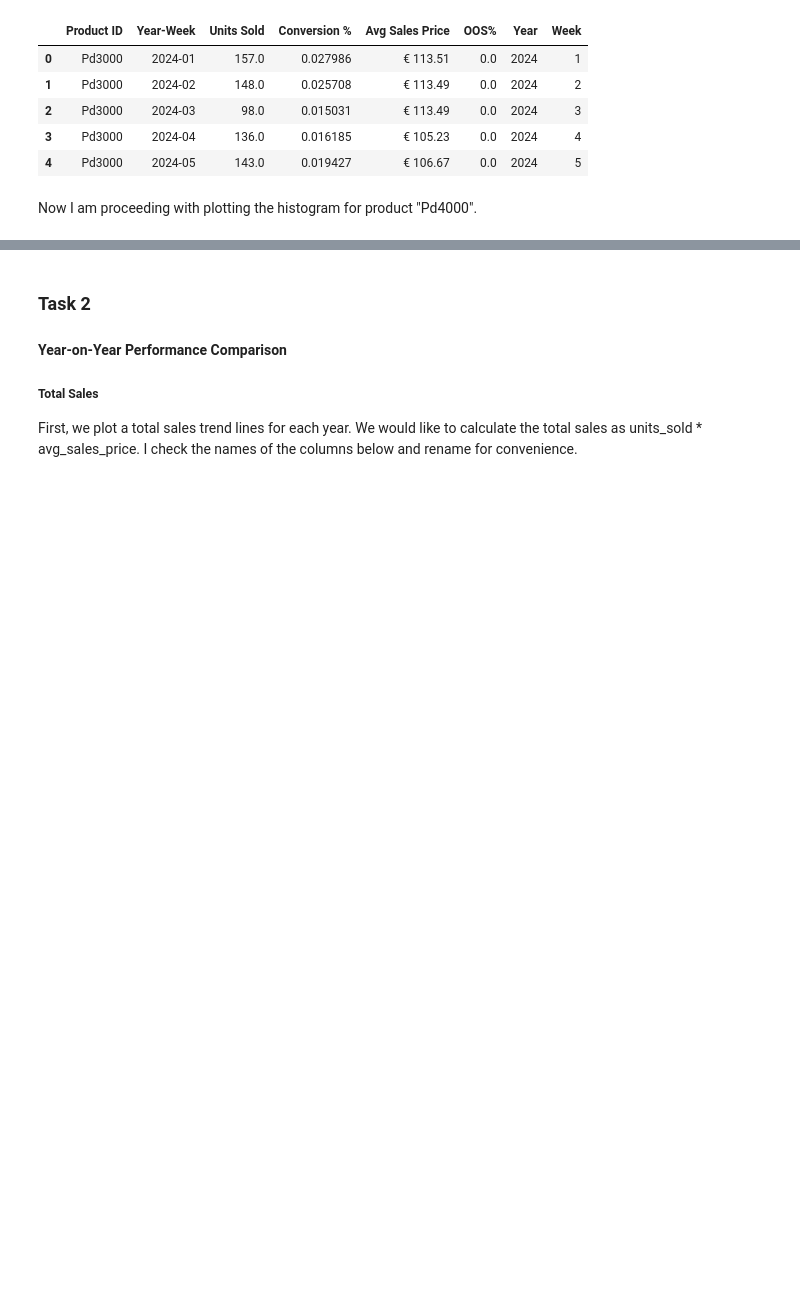
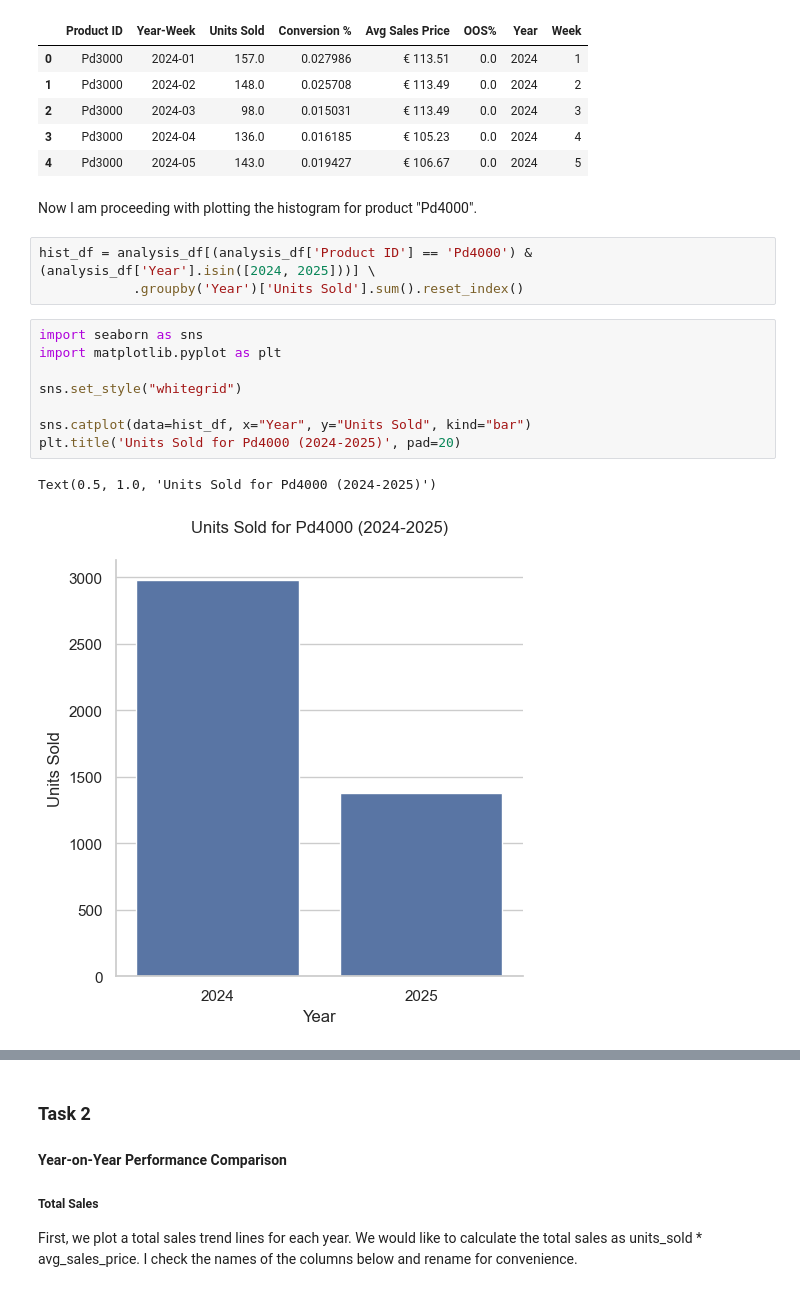
Before and after one commit to kseniyapiven/eCom, a Jupyter notebook: notebooks/analysis.ipynb, the cells around one changed output, grey strips where cells are left out. Cells and saved outputs as stored; diff of their text form; blank space fills up the shorter version.

Commit message:
add product4000 plots

```diff
--- a/notebooks/analysis.ipynb
+++ b/notebooks/analysis.ipynb
@@ -37,3 +37,17 @@ analysis_df.head()
 | 4 | Pd3000 | 2024-05 | 143.0 | 0.019427 | € 106.67 | 0.0 | 2024 | 5 |
 # %% [markdown]
 Now I am proceeding with plotting the histogram for product "Pd4000".
+# %%
+hist_df = analysis_df[(analysis_df['Product ID'] == 'Pd4000') & (analysis_df['Year'].isin([2024, 2025]))] \
+            .groupby('Year')['Units Sold'].sum().reset_index()
+# %%
+import seaborn as sns
+import matplotlib.pyplot as plt
+
+sns.set_style("whitegrid")
+
+sns.catplot(data=hist_df, x="Year", y="Units Sold", kind="bar")
+plt.title('Units Sold for Pd4000 (2024-2025)', pad=20)
+# %% [output]
+Text(0.5, 1.0, 'Units Sold for Pd4000 (2024-2025)')
+[figure, added]
```
Also changed, not shown: parts of 2 cells of this notebook.
